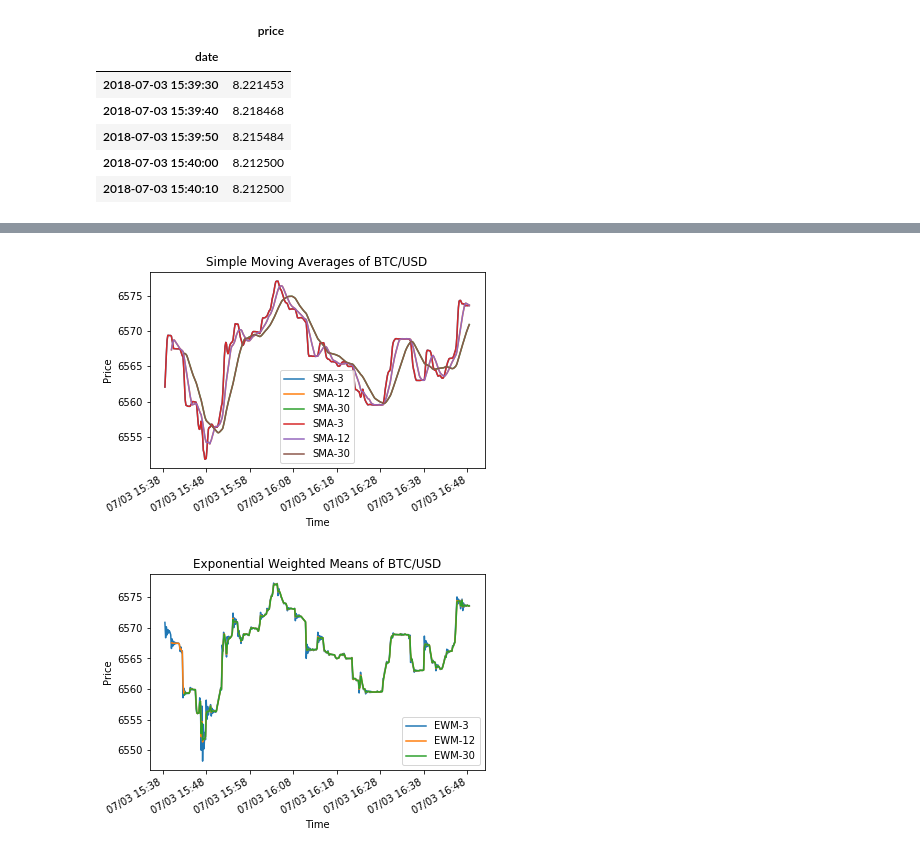
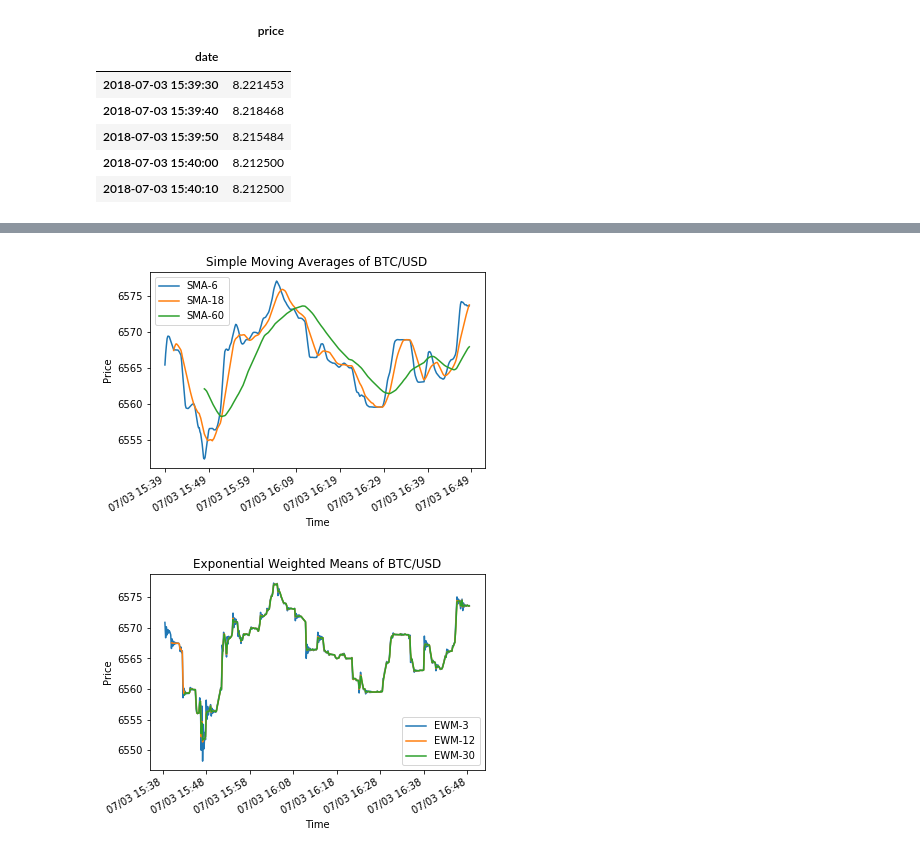
Before and after one commit to shlokKh/Crypto-Brus, a Jupyter notebook: Coin Data Analysis.ipynb, the cells around one changed output, grey strips where cells are left out. Drawn from its saved outputs; the diff is of its cells as text; code cells hidden in the pictures.

```diff
--- a/Coin Data Analysis.ipynb
+++ b/Coin Data Analysis.ipynb
@@ -84,18 +84,18 @@ plt.show()
 # %%
 plt.figure(1)
-for i in [3, 12, 30]:
+for i in [6, 18, 60]:
     plt.plot(btc2.index.values, btc2['SMA-%s'%i])
 myFmt = mdates.DateFormatter('%m/%d %H:%M');
 ax = plt.axes();
 ax.xaxis.set_major_formatter(myFmt);
 plt.gcf().autofmt_xdate();
 plt.title('Simple Moving Averages of BTC/USD')
 plt.xlabel('Time')
 plt.ylabel('Price')
 plt.legend()
 plt.show()
 # %% [output]
-[figure, old version]
+[figure, new version]
 # %%
 plt.figure(4)
 for i in [3, 12, 30]:
```
Also changed, not shown: parts of 6 cells of this notebook, 4 other files.
